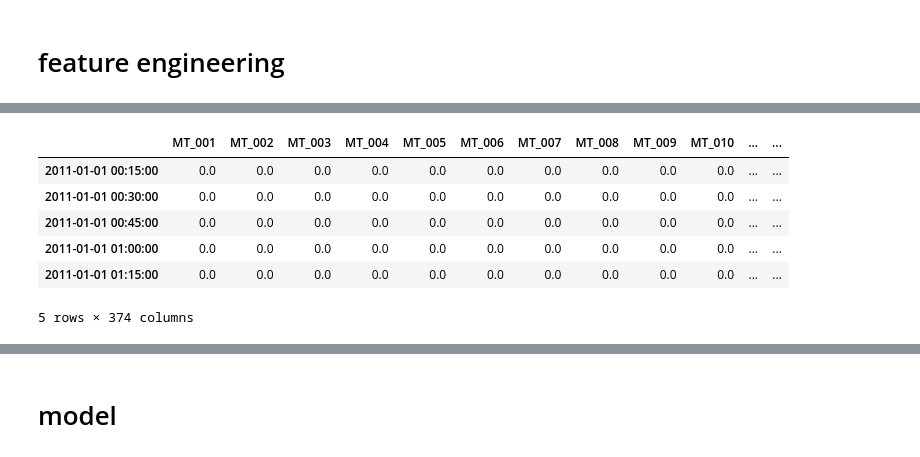
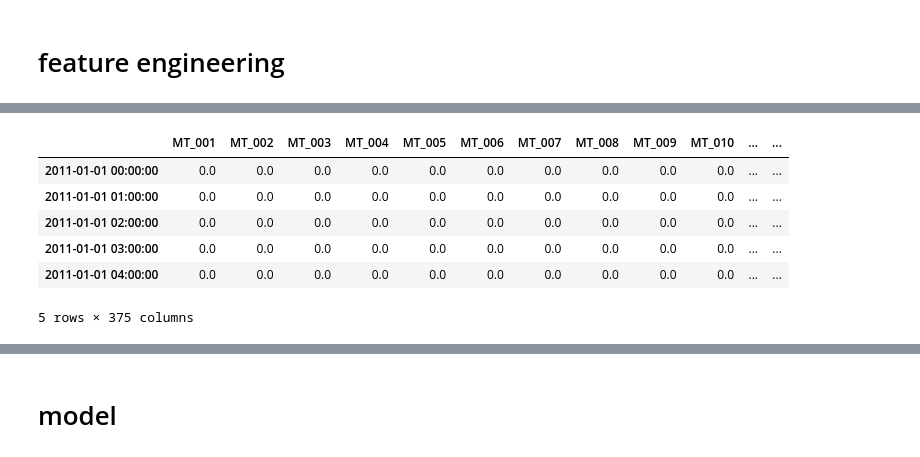
Before and after one commit to dantegates/deep-ar, a Jupyter notebook: deep-ar.ipynb, the cells around one changed output, grey strips where cells are left out. Cells and saved outputs as stored; diff of their text form; code cells hidden in the pictures.

```diff
--- a/deep-ar.ipynb
+++ b/deep-ar.ipynb
@@ -5,7 +11,8 @@ https://archive.ics.uci.edu/ml/datasets/ElectricityLoadDiagrams20112014
 # %%
 import pandas as pd
 
-d = pd.read_csv('LD2011_2014.txt', sep=';', thousands=',', index_col=0)
+d = pd.read_csv('LD2011_2014.txt', sep=';', thousands=',', index_col=0, )
+d.index = pd.to_datetime(d.index)
 d.shape
 # %% [output]
 (140256, 370)
@@ -19,3 +26,6 @@ d.head()
 | 2011-01-01 01:00:00 | 0 | 0 | 0 | 0 | 0 | 0 | 0 | 0 | 0 | 0 | ... | ... |
 | 2011-01-01 01:15:00 | 0 | 0 | 0 | 0 | 0 | 0 | 0 | 0 | 0 | 0 | ... | ... |
 5 rows × 370 columns
+# %%
+d = d.resample('H', how='sum')
+d.head()
@@ -73,9 +123,12 @@ False
 # %%
-# d['day_of_week'] = d.index.dt.
+day_0 = d.index.values[min(np.argmax((d.values > 0), axis=0))]
+print(day_0)
+
 d.index = pd.to_datetime(d.index)
 d['day_of_week'] = d.index.dayofweek
 d['hour'] = d.index.hour
 d['month'] = d.index.month
 d['week_of_year'] = d.index.weekofyear
+d['age'] = (d.index - day_0).days
 d.head()
 # %% [output]
@@ -82,10 +136,10 @@ d.head()
 |  | MT_001 | MT_002 | MT_003 | MT_004 | MT_005 | MT_006 | MT_007 | MT_008 | MT_009 | MT_010 | ... | ... |
-| 2011-01-01 00:15:00 | 0.0 | 0.0 | 0.0 | 0.0 | 0.0 | 0.0 | 0.0 | 0.0 | 0.0 | 0.0 | ... | ... |
-| 2011-01-01 00:30:00 | 0.0 | 0.0 | 0.0 | 0.0 | 0.0 | 0.0 | 0.0 | 0.0 | 0.0 | 0.0 | ... | ... |
-| 2011-01-01 00:45:00 | 0.0 | 0.0 | 0.0 | 0.0 | 0.0 | 0.0 | 0.0 | 0.0 | 0.0 | 0.0 | ... | ... |
+| 2011-01-01 00:00:00 | 0.0 | 0.0 | 0.0 | 0.0 | 0.0 | 0.0 | 0.0 | 0.0 | 0.0 | 0.0 | ... | ... |
 | 2011-01-01 01:00:00 | 0.0 | 0.0 | 0.0 | 0.0 | 0.0 | 0.0 | 0.0 | 0.0 | 0.0 | 0.0 | ... | ... |
-| 2011-01-01 01:15:00 | 0.0 | 0.0 | 0.0 | 0.0 | 0.0 | 0.0 | 0.0 | 0.0 | 0.0 | 0.0 | ... | ... |
+| 2011-01-01 02:00:00 | 0.0 | 0.0 | 0.0 | 0.0 | 0.0 | 0.0 | 0.0 | 0.0 | 0.0 | 0.0 | ... | ... |
+| 2011-01-01 03:00:00 | 0.0 | 0.0 | 0.0 | 0.0 | 0.0 | 0.0 | 0.0 | 0.0 | 0.0 | 0.0 | ... | ... |
+| 2011-01-01 04:00:00 | 0.0 | 0.0 | 0.0 | 0.0 | 0.0 | 0.0 | 0.0 | 0.0 | 0.0 | 0.0 | ... | ... |
-5 rows × 374 columns
+5 rows × 375 columns
 # %%
 assert not d.isnull().any().any()
 # %%
```
Also changed, not shown: parts of 40 cells of this notebook.
